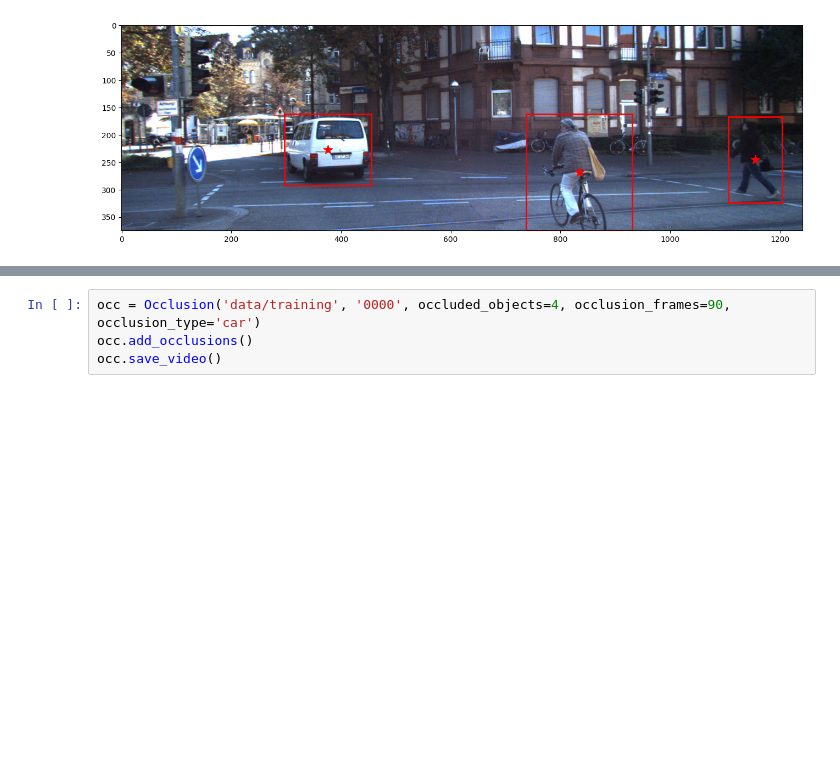
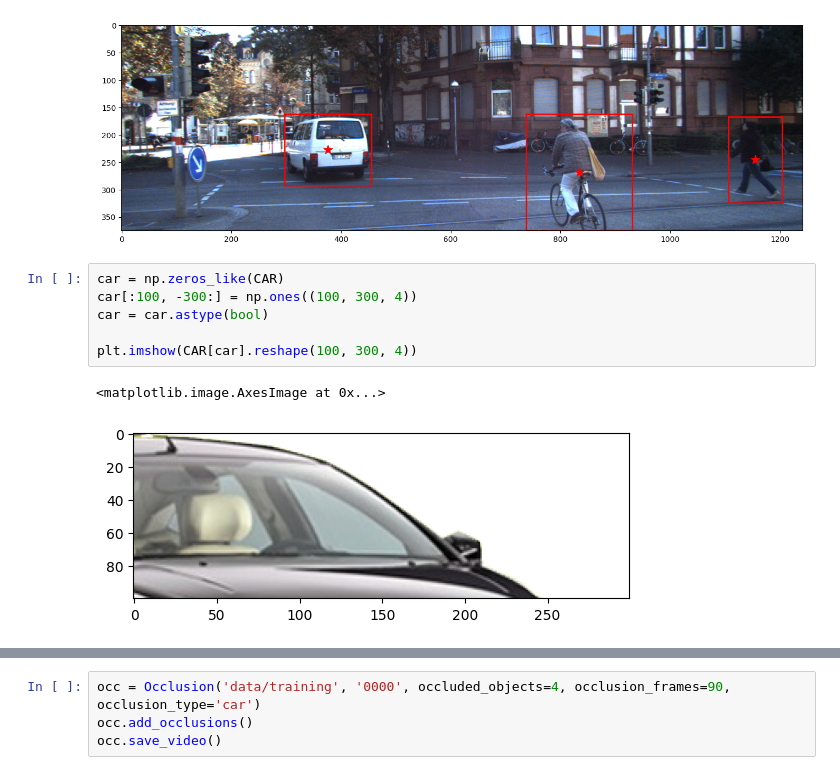
Before and after one commit to IvoBrink/ContrastiveTracking, a Jupyter notebook: occlusions/occlude.ipynb, the cells around one changed output, grey strips where cells are left out. Cells and saved outputs as stored; diff of their text form; blank space fills up the shorter version.

```diff
--- a/occlusions/occlude.ipynb
+++ b/occlusions/occlude.ipynb
@@ -38,6 +38,15 @@ for f in range(df[0].max()):
     break
 # %% [output]
 [figure]
+# %%
+car = np.zeros_like(CAR)
+car[:100, -300:] = np.ones((100, 300, 4))
+car = car.astype(bool)
+
+plt.imshow(CAR[car].reshape(100, 300, 4))
+# %% [output]
+<matplotlib.image.AxesImage at 0x...>
+[figure, added]
 # %%
 CAR = imread('car.png') / 255
 
```
Also changed, not shown: parts of 1 cell of this notebook.
